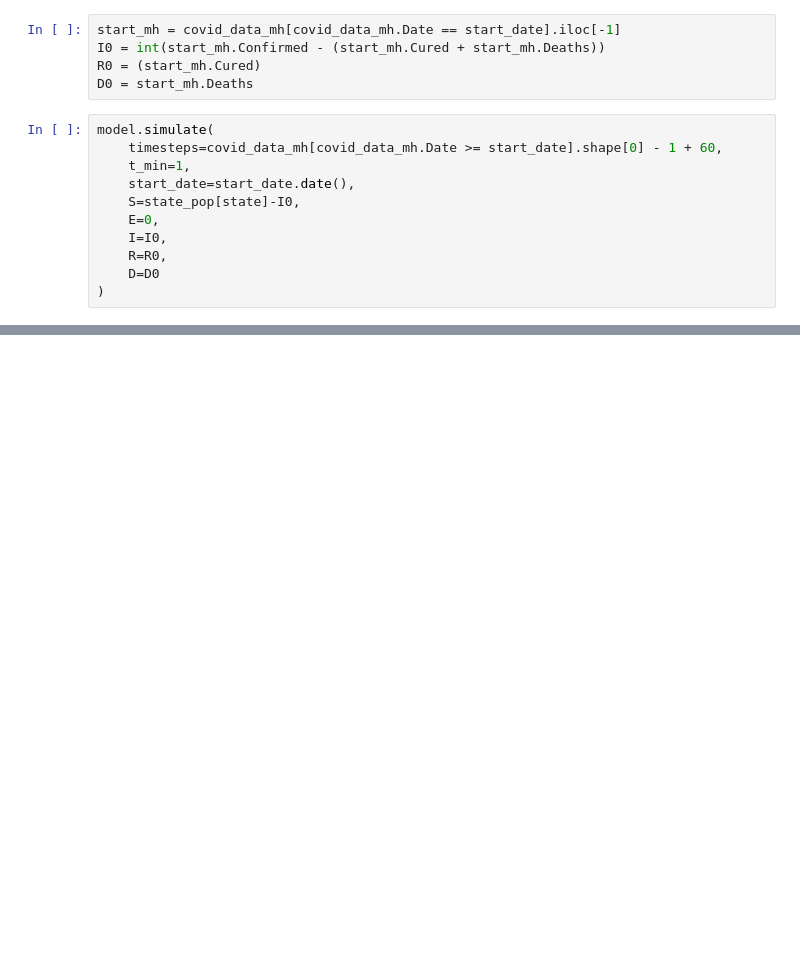
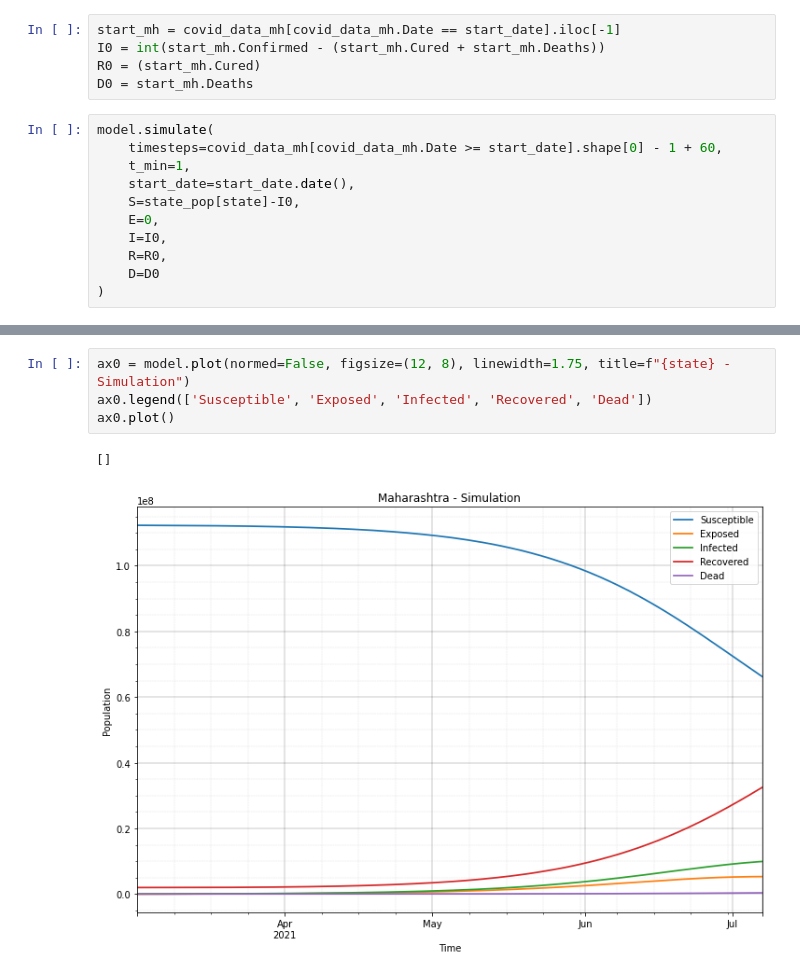
Before and after one commit to mandar2812/covid-py, a Jupyter notebook: TuningExp.ipynb, the cells around one changed output, grey strips where cells are left out. Saved outputs shown, nothing was run; the diff lists cells and outputs as text; blank space fills up the shorter version.

```diff
--- a/TuningExp.ipynb
+++ b/TuningExp.ipynb
@@ -219,3 +100,10 @@ R -> S 0.007306
+# %%
+ax0 = model.plot(normed=False, figsize=(12, 8), linewidth=1.75, title=f"{state} - Simulation")
+ax0.legend(['Susceptible', 'Exposed', 'Infected', 'Recovered', 'Dead'])
+ax0.plot()
+# %% [output]
+[]
+[figure, added]
 # %%
 config
 # %% [output]
```
Also changed, not shown: parts of 11 cells of this notebook, 3 other files.
